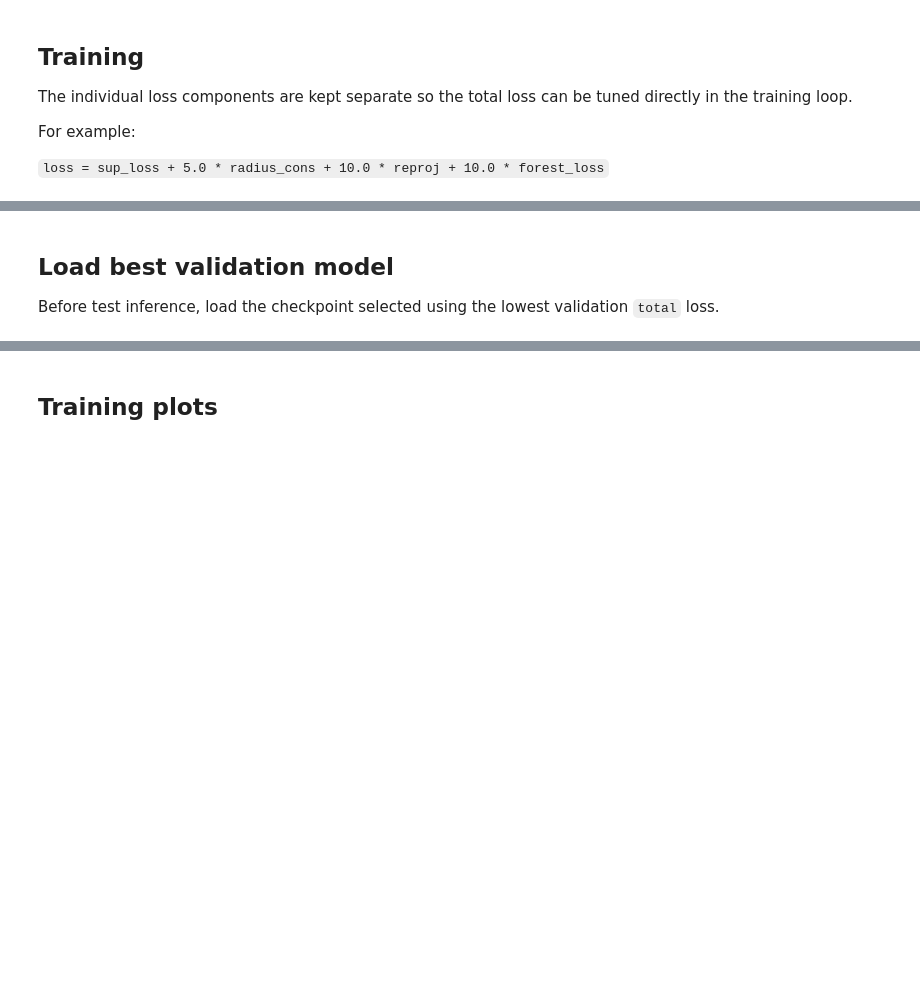
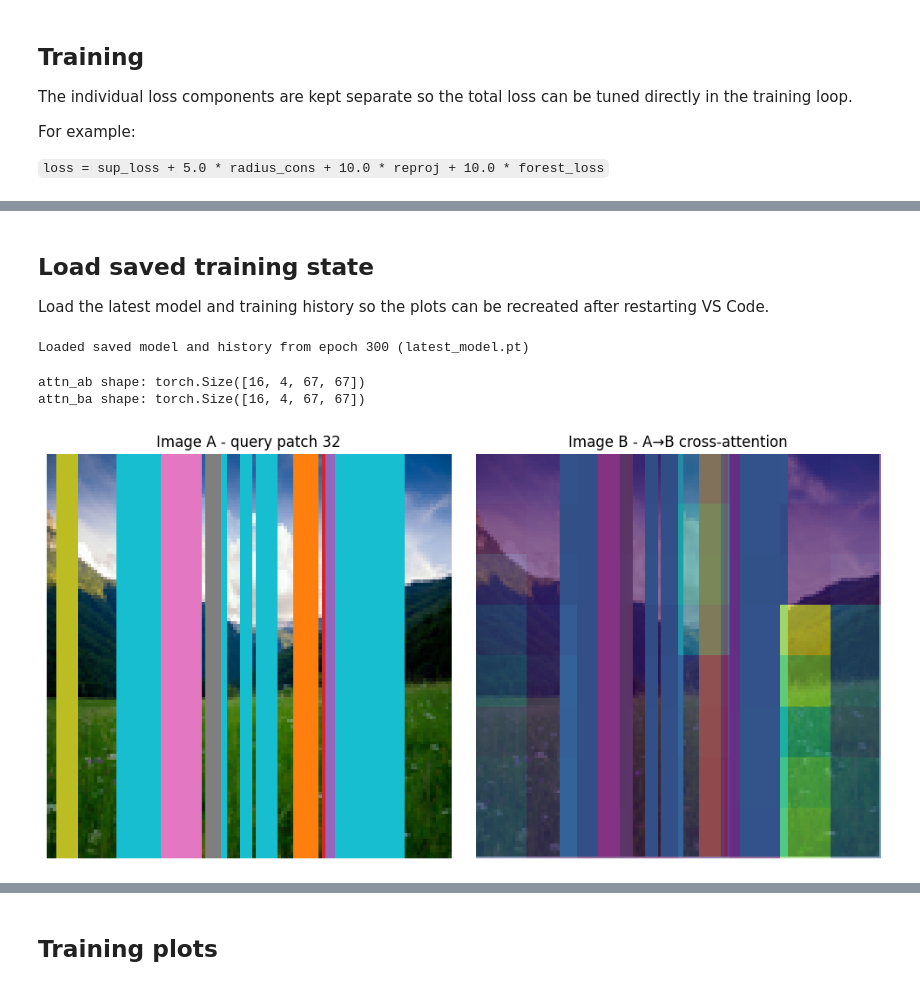
Before and after one commit to jo6815en/pose_from_cylinders, a Jupyter notebook: train_v2.ipynb, the cells around one changed output, grey strips where cells are left out. Drawn from its saved outputs; the diff is of its cells as text; code cells hidden in the pictures; blank space fills up the shorter version.

Commit message:
trying to find why validations is bad

```diff
--- a/train_v2.ipynb
+++ b/train_v2.ipynb
@@ -571,6 +513,80 @@ KeyboardInterrupt:
 # %% [markdown]
-## Load best validation model
+## Load saved training state
 
-Before test inference, load the checkpoint selected using the lowest validation `total` loss.
+Load the latest model and training history so the plots can be recreated after restarting VS Code.
 # %%
-# No model is loaded here. The inference cell below chooses "best" or "latest".
+latest_checkpoint_path = Path(LATEST_MODEL_PATH)
+best_checkpoint_path = Path(BEST_MODEL_PATH)
+checkpoint_path = ( latest_checkpoint_path if latest_checkpoint_path.exists() else best_checkpoint_path )
+if checkpoint_path.exists():
+    checkpoint = torch.load(checkpoint_path, map_location=device)
+    model.load_state_dict(checkpoint["model_state_dict"])
+    history = checkpoint["history"]
+    best_val_loss = checkpoint.get("best_val_loss", float("inf"))
+    best_epoch = checkpoint.get("best_epoch", checkpoint.get("epoch"))
+    latest_model_state_dict = { key: value.detach().cpu().clone() for key, value in model.state_dict().items() }
+    print( f"Loaded saved model and history from epoch {checkpoint['epoch']} " f"({checkpoint_path})" )
+else:
+    print( f"No saved checkpoint found at {LATEST_MODEL_PATH} or {BEST_MODEL_PATH}." )
+# %% [output]
+Loaded saved model and history from epoch 300 (latest_model.pt)
+# %%
+# -----------------------------------------------------------------------------
+# Visualize cross-view attention on a validation example
+# -----------------------------------------------------------------------------
+
+model.eval()
+
+batch = next(iter(val_loader))
+
+img_a, vision_a, img_b, vision_b, pose_ab = ( x.to(device, non_blocking=True) for x in batch )
+
+with torch.no_grad():
+    ( pred_vision_a, pred_vision_b, pred_pose, attn_ab, attn_ba, ) = model( img_a, img_b, return_attention=True, )
+
+print("attn_ab shape:", attn_ab.shape)
+print("attn_ba shape:", attn_ba.shape)
+# %% [output]
+attn_ab shape: torch.Size([16, 4, 67, 67])
+attn_ba shape: torch.Size([16, 4, 67, 67])
+# %%
+import matplotlib.pyplot as plt
+
+# Select one sample and one patch in image A
+sample_idx = 0
+
+# Patch index 0..63
+query_patch = 32
+
+# Average attention over heads
+attention = attn_ab[sample_idx].mean(dim=0)
+
+# A patch -> B tokens
+patch_start = 1 + model.backbone.num_register_tokens
+
+patch_to_patch = attention[ patch_start + query_patch, patch_start: ]
+
+# Reshape 64 patch weights -> 8x8 grid
+grid_size = model.backbone.patch_embed.grid_size
+
+attention_map = patch_to_patch.reshape( grid_size, grid_size, ).cpu().numpy()
+
+img_a_np = img_a[sample_idx].detach().cpu().permute(1, 2, 0).numpy()
+img_b_np = img_b[sample_idx].detach().cpu().permute(1, 2, 0).numpy()
+
+# Plot
+fig, axes = plt.subplots(1, 2, figsize=(10, 5))
+
+axes[0].imshow(img_a_np)
+axes[0].set_title(f"Image A - query patch {query_patch}")
+axes[0].axis("off")
+
+axes[1].imshow(img_b_np)
+axes[1].imshow( attention_map, alpha=0.6, extent=(0, img_b_np.shape[1], img_b_np.shape[0], 0), )
+axes[1].set_title("Image B - A→B cross-attention")
+axes[1].axis("off")
+
+plt.tight_layout()
+plt.show()
+# %% [output]
+[figure, added]
```
Also changed, not shown: parts of 11 cells of this notebook, 3 other files.
